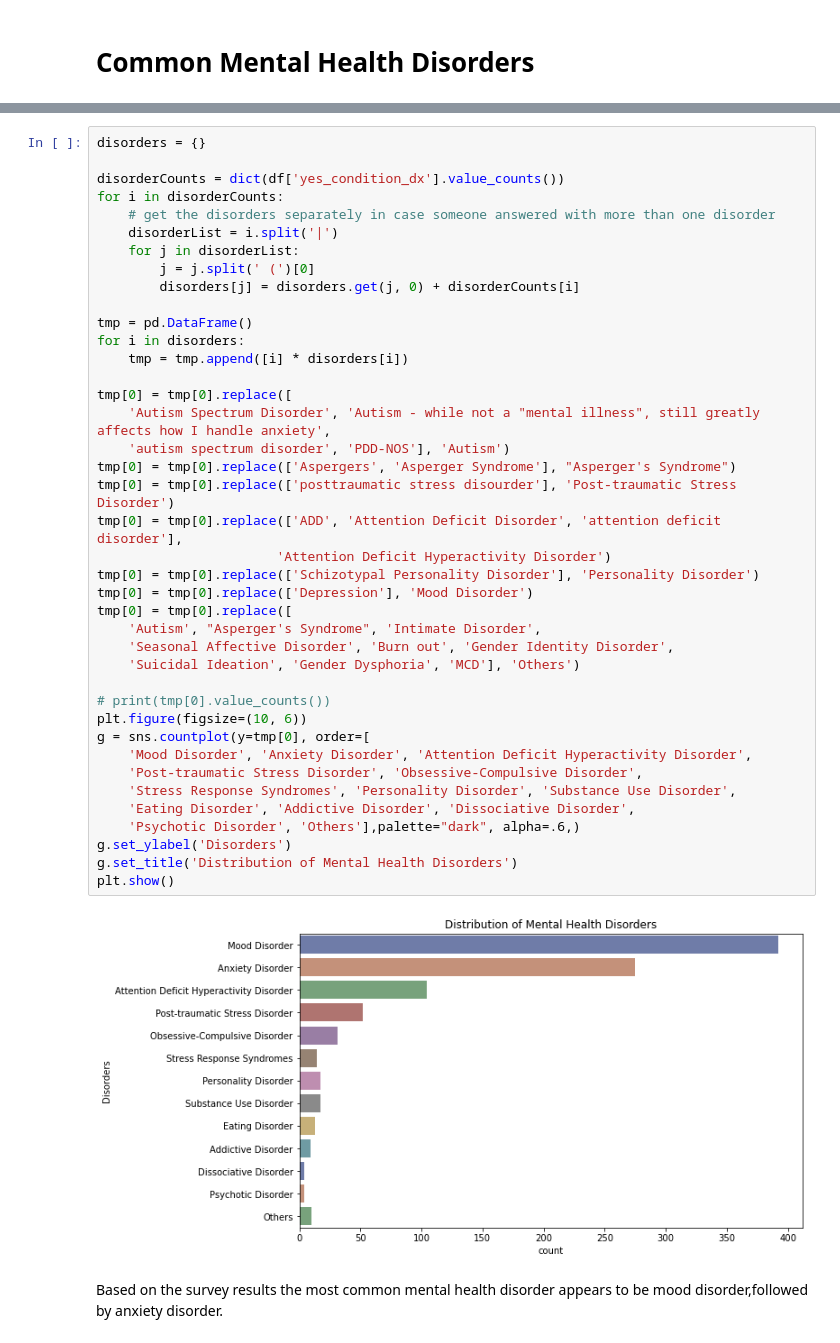
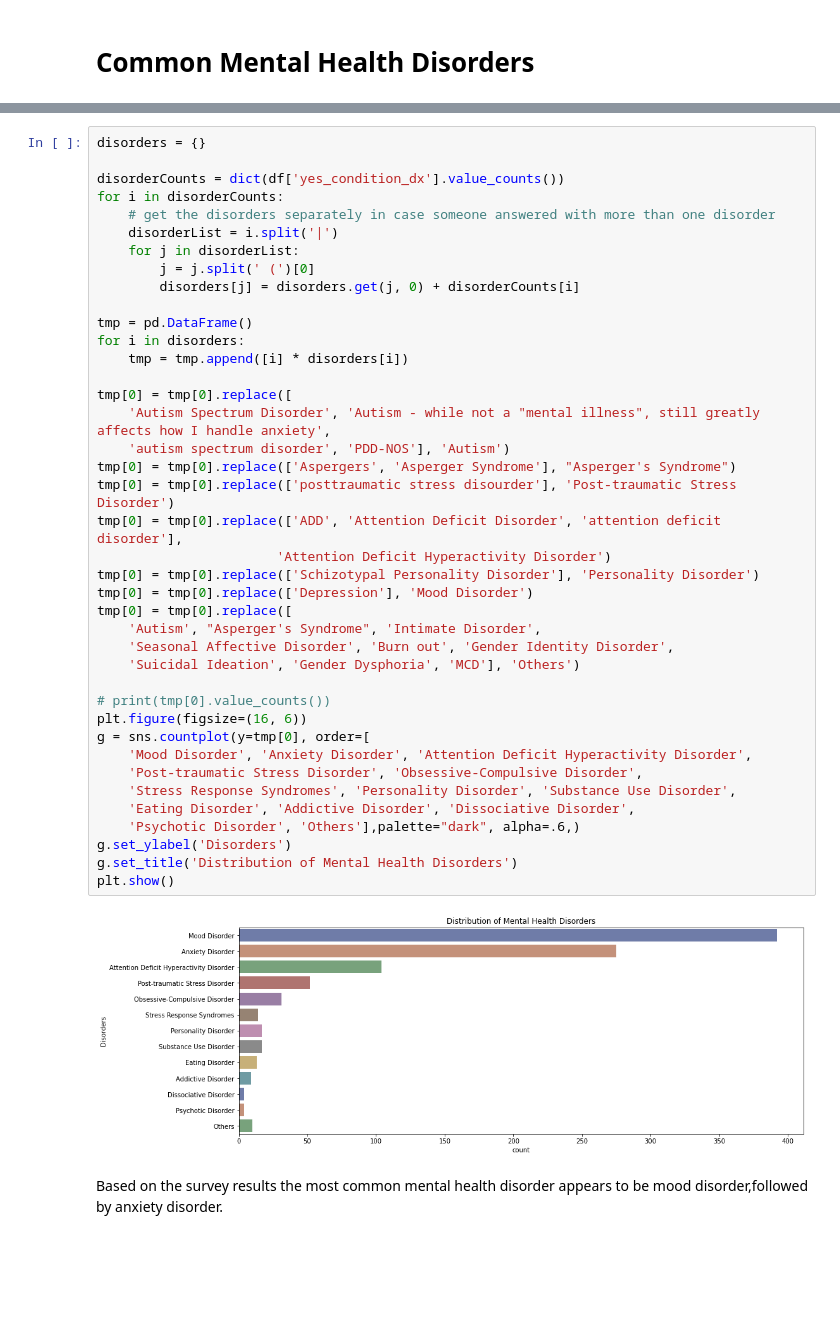
Before and after one commit to ArtTucker/mental_health_and_economics, a Jupyter notebook: data_preprocessing/Visualizations.ipynb, the cells around one changed output, grey strips where cells are left out. Drawn from its saved outputs; the diff is of its cells as text; blank space fills up the shorter version.

```diff
--- a/data_preprocessing/Visualizations.ipynb
+++ b/data_preprocessing/Visualizations.ipynb
@@ -94,35 +90,35 @@ for i in disorderCounts:
 
 tmp = pd.DataFrame()
 for i in disorders:
     tmp = tmp.append([i] * disorders[i])
 
 tmp[0] = tmp[0].replace([
     'Autism Spectrum Disorder', 'Autism - while not a "mental illness", still greatly affects how I handle anxiety',
     'autism spectrum disorder', 'PDD-NOS'], 'Autism')
 tmp[0] = tmp[0].replace(['Aspergers', 'Asperger Syndrome'], "Asperger's Syndrome")
 tmp[0] = tmp[0].replace(['posttraumatic stress disourder'], 'Post-traumatic Stress Disorder')
 tmp[0] = tmp[0].replace(['ADD', 'Attention Deficit Disorder', 'attention deficit disorder'],
                        'Attention Deficit Hyperactivity Disorder')
 tmp[0] = tmp[0].replace(['Schizotypal Personality Disorder'], 'Personality Disorder')
 tmp[0] = tmp[0].replace(['Depression'], 'Mood Disorder')
 tmp[0] = tmp[0].replace([
     'Autism', "Asperger's Syndrome", 'Intimate Disorder',
     'Seasonal Affective Disorder', 'Burn out', 'Gender Identity Disorder',
     'Suicidal Ideation', 'Gender Dysphoria', 'MCD'], 'Others')
 
 # print(tmp[0].value_counts())
-plt.figure(figsize=(10, 6))
+plt.figure(figsize=(16, 6))
 g = sns.countplot(y=tmp[0], order=[
     'Mood Disorder', 'Anxiety Disorder', 'Attention Deficit Hyperactivity Disorder',
     'Post-traumatic Stress Disorder', 'Obsessive-Compulsive Disorder',
     'Stress Response Syndromes', 'Personality Disorder', 'Substance Use Disorder',
     'Eating Disorder', 'Addictive Disorder', 'Dissociative Disorder',
     'Psychotic Disorder', 'Others'],palette="dark", alpha=.6,)
 g.set_ylabel('Disorders')
 g.set_title('Distribution of Mental Health Disorders')
 plt.show()
 # %% [output]
-[figure, old version]
+[figure, new version]
 # %% [markdown]
 Based on the survey results the most common mental health disorder appears to be
 mood disorder,followed by anxiety disorder.
```
Also changed, not shown: parts of 9 cells of this notebook.
